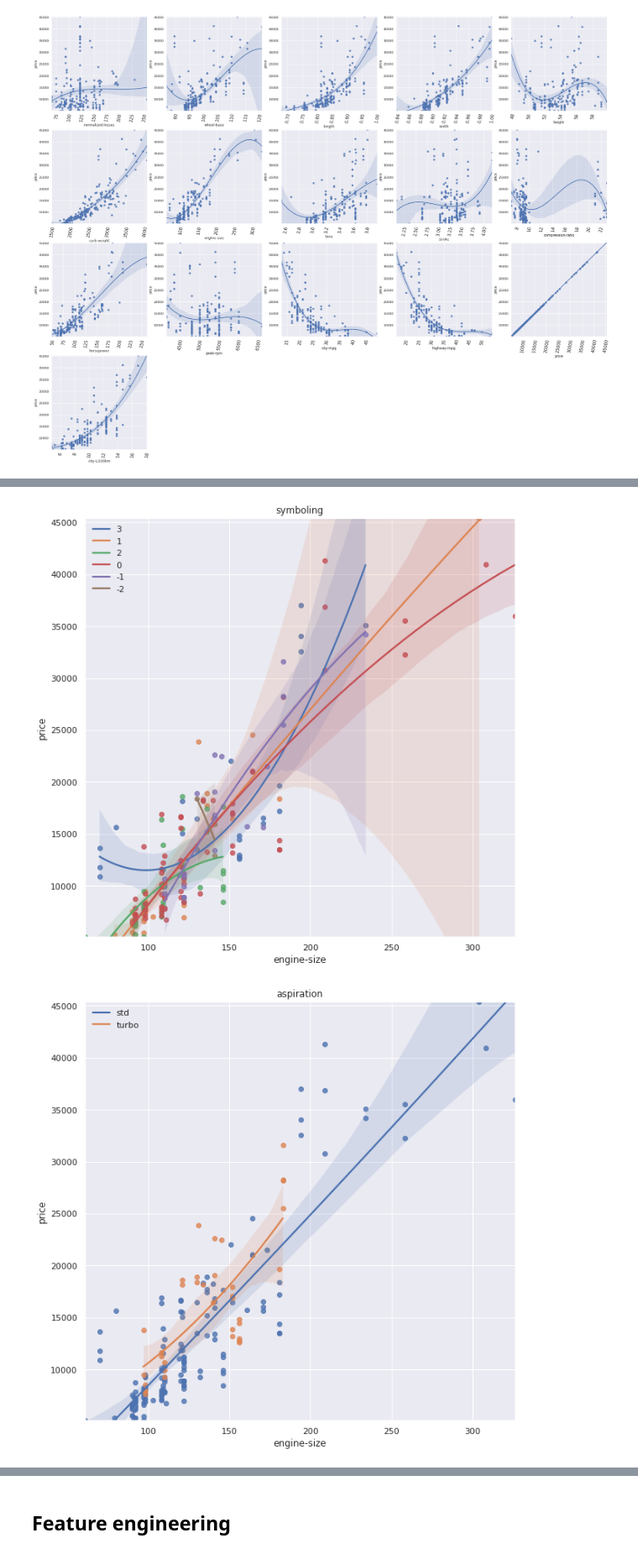
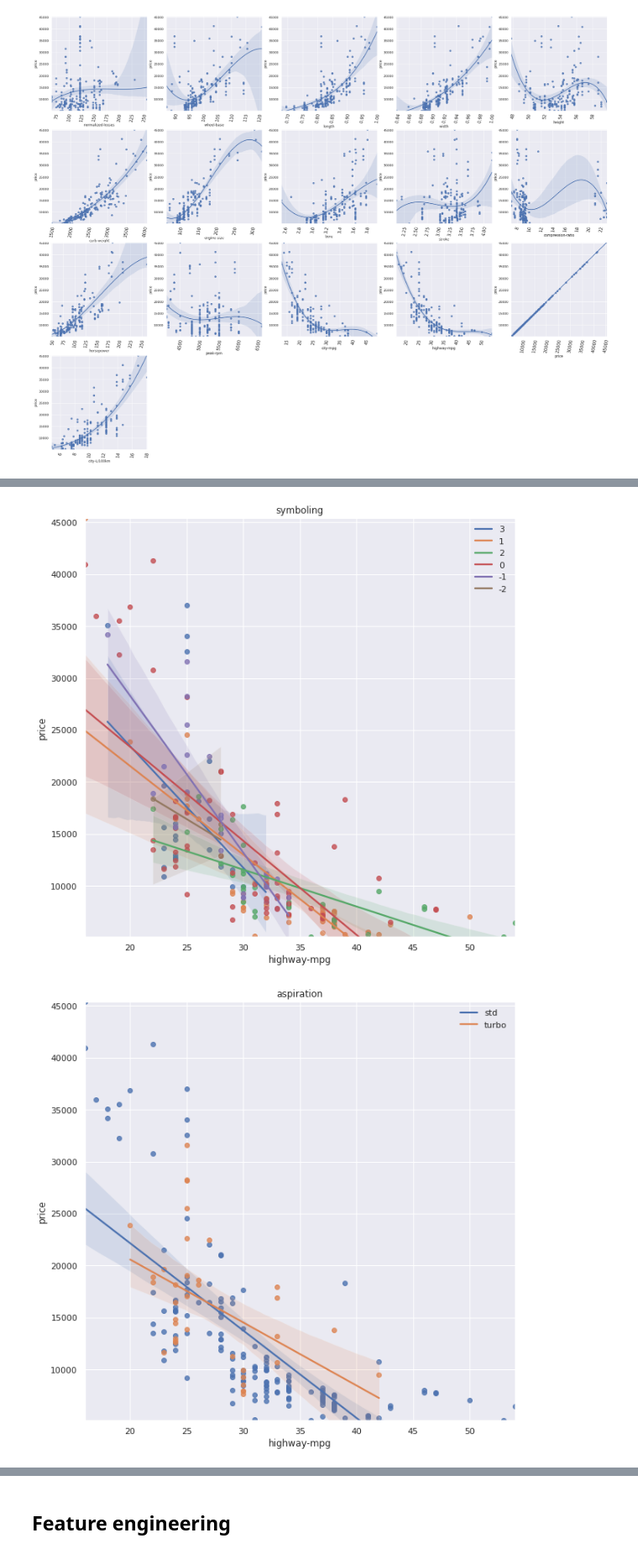
Before and after one commit to LeoFernanndes/portfolio, a Jupyter notebook: CarpriceRegressionDataset.ipynb, the cells around one changed output, grey strips where cells are left out. Shown at 84% size. Drawn from its saved outputs; the diff is of its cells as text; code cells hidden in the pictures.

```diff
--- a/CarpriceRegressionDataset.ipynb
+++ b/CarpriceRegressionDataset.ipynb
@@ -220,8 +222,8 @@ def grouped_regression(df, categorical_feature, numerical_feature, target_featur
   plt.show()
 # %%
 for feature in categorical_features:
-  grouped_regression(df, feature, "engine-size", "price", order=2)
+  grouped_regression(df, feature, "highway-mpg", "price", order=1)
   print("")
 # %% [output]
-[figure, old version]
+[figure, new version]
-[figure, old version]
+[figure, new version]
```
Also changed, not shown: parts of 4 cells of this notebook.
